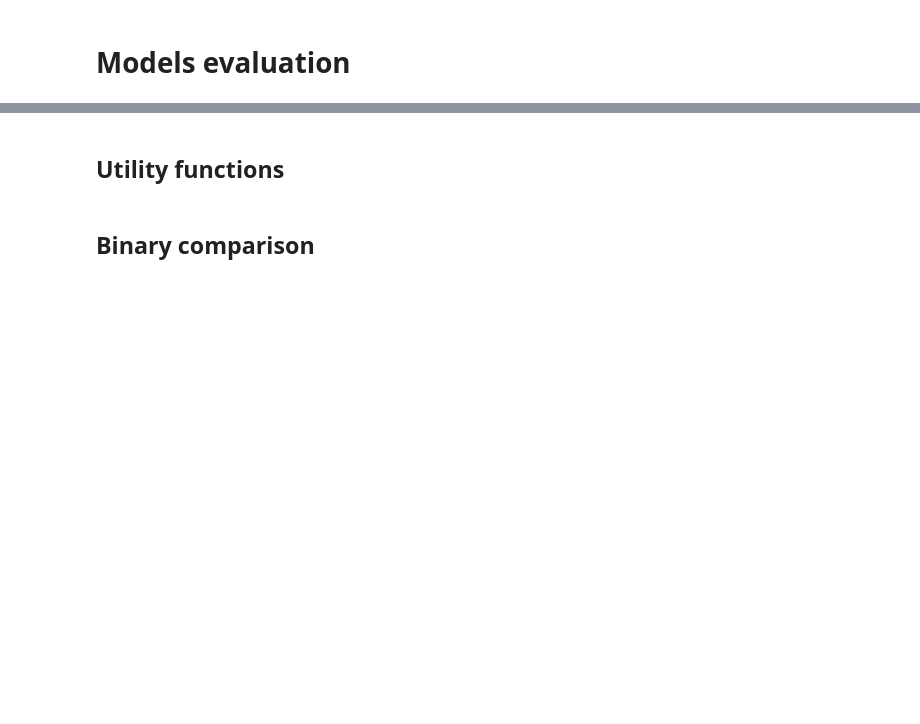
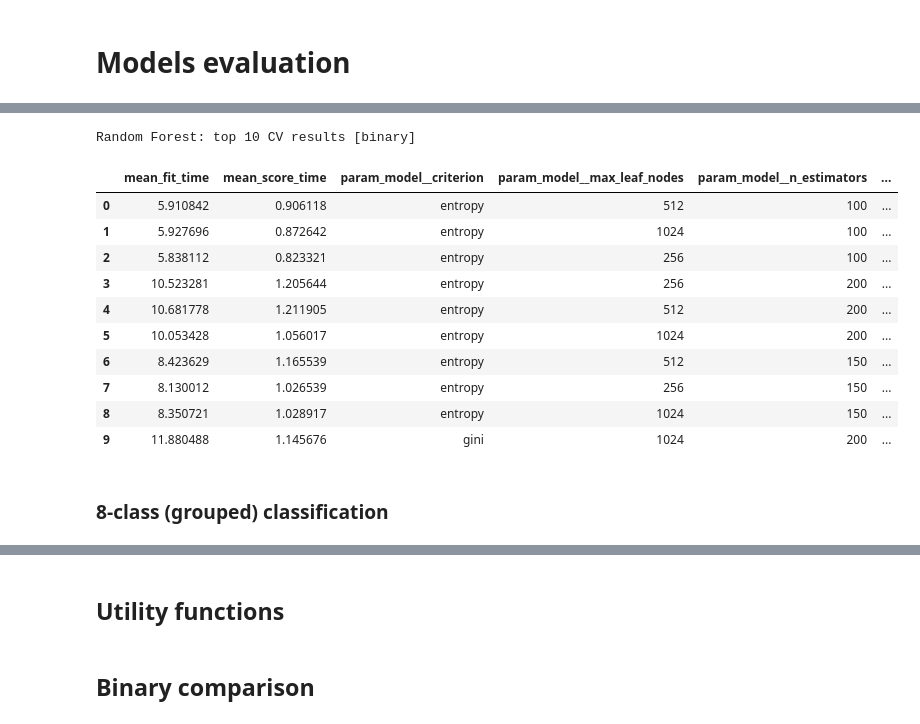
Before and after one commit to nelioasousa/iiot_threat_detec, a Jupyter notebook: experiments/evaluations.ipynb, the cells around one changed output, grey strips where cells are left out. Drawn from its saved outputs; the diff is of its cells as text; code cells hidden in the pictures; blank space fills up the shorter version.

```diff
--- a/experiments/evaluations.ipynb
+++ b/experiments/evaluations.ipynb
@@ -161,13 +141,16 @@ plt.show()
 results = defaultdict((lambda : defaultdict(dict)))
 
 for res_dir in results_dir.iterdir():
-    res_folder = res_dir.name
-    model, label_target = res_folder.split("_full_")
+    model, label_target = res_dir.name.split("_full_")
+    results["cv"][label_target][model] = (
+        res_dir / "train_cv_results.csv"
+    )
     results["importances"][label_target][model] = (
         res_dir / "feature_importances.csv"
     )
     results["y_proba"][label_target][model] = (
-        res_dir / "test_predict_proba.parquet"
+        res_dir / "train_predict_proba.parquet",
+        res_dir / "test_predict_proba.parquet",
     )
     results["pipes"][label_target][model] = (
         res_dir / "pipe.pickle.gz"
@@ -174,0 +162,2 @@ for res_dir in results_dir.iterdir():
+# %%
+cv_binary = results["cv"]["binary"]
@@ -174,0 +189,29 @@ for res_dir in results_dir.iterdir():
+# %%
+print("Random Forest: top 10 CV results [binary]")
+cv_results = pd.read_csv(cv_binary["random_forest"])
+
+important_cols = [
+    c for c in cv_results.columns
+    if (
+        c.startswith("mean_")
+        or c.startswith("param_")
+        or c.startswith("rank_")
+    )
+]
+
+cv_results[important_cols].head(10)
+# %% [output]
+Random Forest: top 10 CV results [binary]
+|  | mean_fit_time | mean_score_time | param_model__criterion | param_model__max_leaf_nodes | param_model__n_estimators | ... |
+| 0 | 5.910842 | 0.906118 | entropy | 512 | 100 | ... |
+| 1 | 5.927696 | 0.872642 | entropy | 1024 | 100 | ... |
+| 2 | 5.838112 | 0.823321 | entropy | 256 | 100 | ... |
+| 3 | 10.523281 | 1.205644 | entropy | 256 | 200 | ... |
+| 4 | 10.681778 | 1.211905 | entropy | 512 | 200 | ... |
+| 5 | 10.053428 | 1.056017 | entropy | 1024 | 200 | ... |
+| 6 | 8.423629 | 1.165539 | entropy | 512 | 150 | ... |
+| 7 | 8.130012 | 1.026539 | entropy | 256 | 150 | ... |
+| 8 | 8.350721 | 1.028917 | entropy | 1024 | 150 | ... |
+| 9 | 11.880488 | 1.145676 | gini | 1024 | 200 | ... |
+# %% [markdown]
+### 8-class (grouped) classification
```
Also changed, not shown: parts of 29 cells of this notebook, 51 other files.
